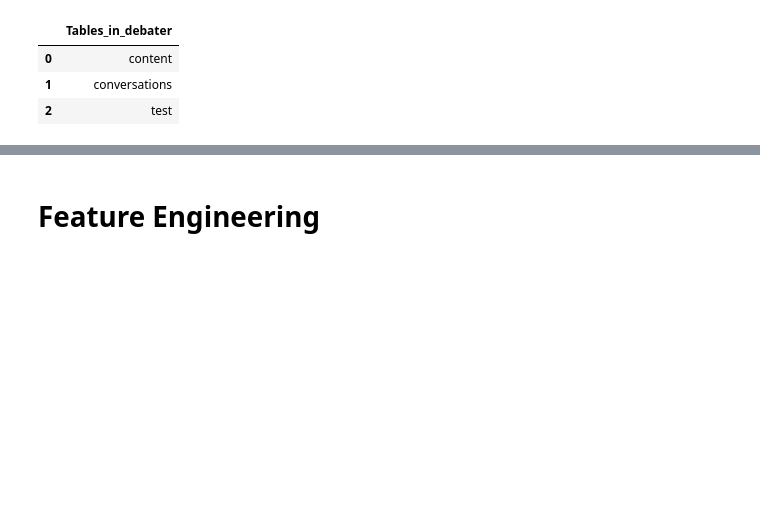
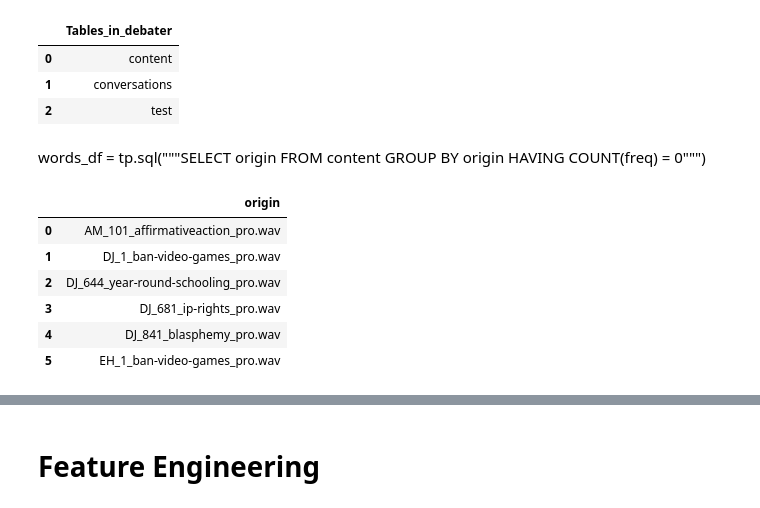
Before and after one commit to Pietrassyk/FinalProject, a Jupyter notebook: NLP Test.ipynb, the cells around one changed output, grey strips where cells are left out. Drawn from its saved outputs; the diff is of its cells as text; code cells hidden in the pictures; blank space fills up the shorter version.

```diff
--- a/NLP Test.ipynb
+++ b/NLP Test.ipynb
@@ -45,10 +45,24 @@ tp.sql("""show tables""")
 | 0 | content |
 | 1 | conversations |
 | 2 | test |
+# %% [markdown]
+words_df = tp.sql("""SELECT origin
+FROM content
+GROUP BY origin
+HAVING COUNT(freq) = 0""")
 # %%
 words_df = tp.sql("""SELECT origin
 FROM content
-GROUP BY origin
-HAVING COUNT(freq) = 0""")
+GROUP BY origin""")
+# %%
+words_df
+# %% [output]
+|  | origin |
+| 0 | AM_101_affirmativeaction_pro.wav |
+| 1 | DJ_1_ban-video-games_pro.wav |
+| 2 | DJ_644_year-round-schooling_pro.wav |
+| 3 | DJ_681_ip-rights_pro.wav |
+| 4 | DJ_841_blasphemy_pro.wav |
+| 5 | EH_1_ban-video-games_pro.wav |
 # %%
 job_list = list(words_df.iloc[:,0])
```
Also changed, not shown: parts of 7 cells of this notebook, 7 other files.
